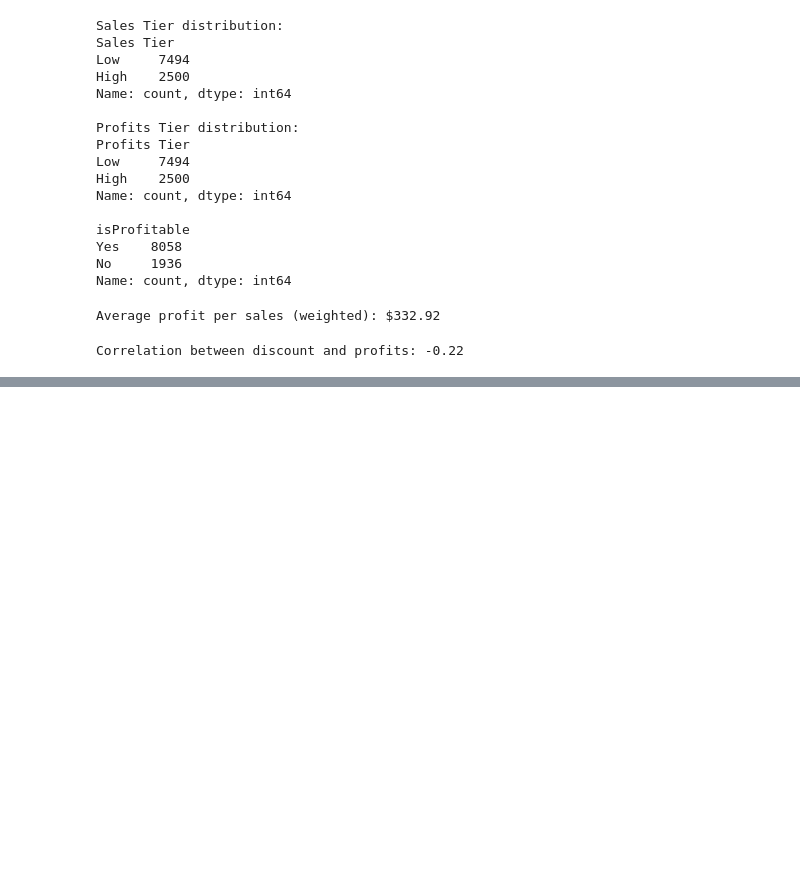
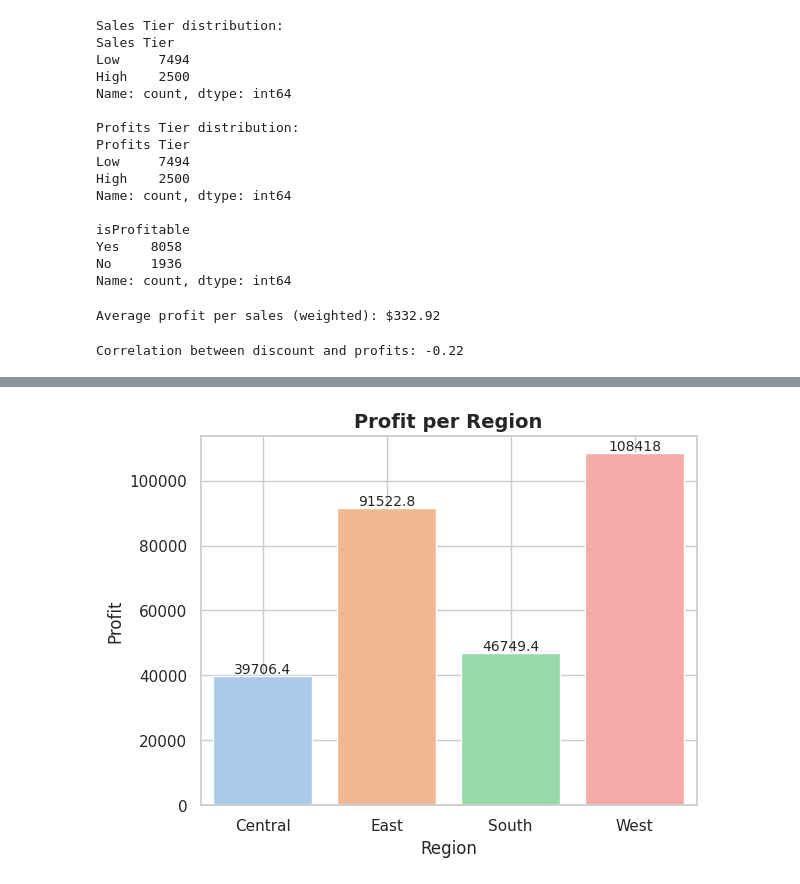
Before and after one commit to hamzahbraimo/superstore-sales-analysis, a Jupyter notebook: notebooks/analysis.ipynb, the cells around one changed output, grey strips where cells are left out. Cells and saved outputs as stored; diff of their text form; code cells hidden in the pictures; blank space fills up the shorter version.

```diff
--- a/notebooks/analysis.ipynb
+++ b/notebooks/analysis.ipynb
@@ -442,0 +490,29 @@ Correlation between discount and profits: -0.22
+# %%
+# 6.2. Profit by Region
+profit_reg = df.groupby("Region")["Profit"].sum().reset_index()
+
+ax = sns.barplot(
+    x="Region",
+    y="Profit",
+    data=profit_reg,
+    hue="Region",
+    palette="pastel"
+)
+
+for container in ax.containers:
+    ax.bar_label(
+        container,
+        label_type="edge",
+        fontsize=10
+    )
+
+plt.title(
+    "Profit per Region",
+    fontsize=14,
+    fontweight="bold"
+)
+
+plt.grid(True)
+plt.show()
+# %% [output]
+[figure, added]
```
Also changed, not shown: parts of 15 cells of this notebook, 1 other file.
